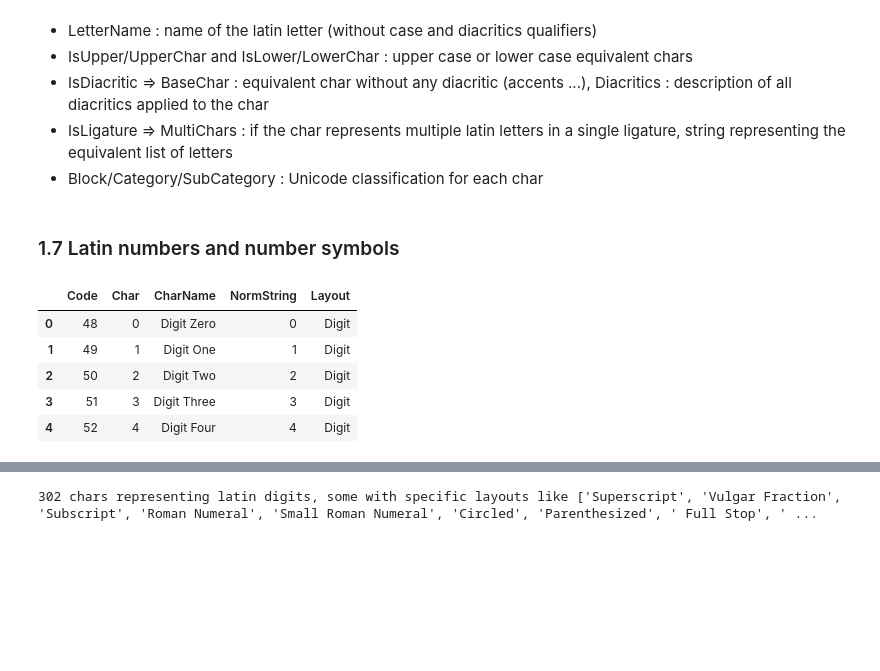
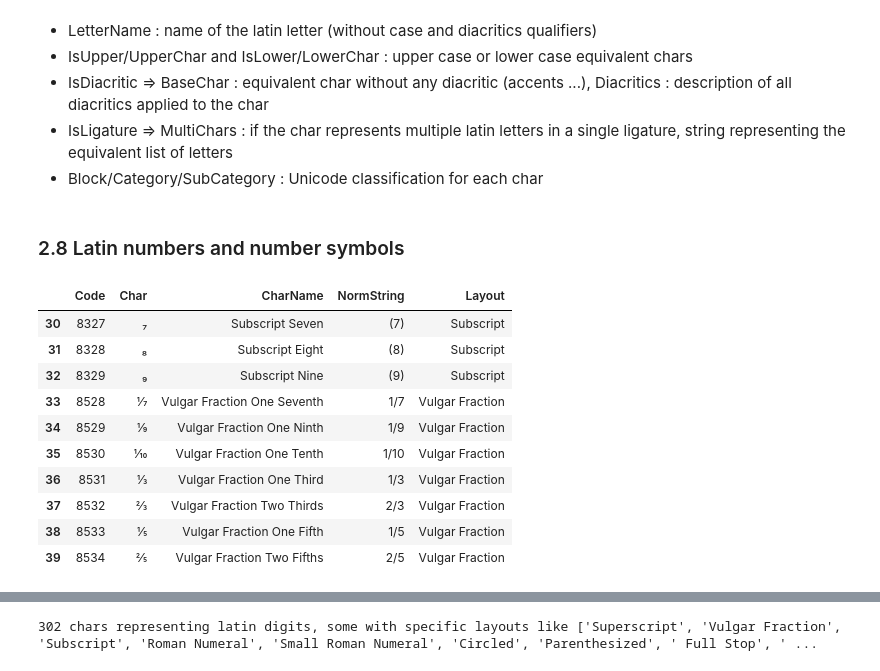
Before and after one commit to laurentprudhon/frenchtext, a Jupyter notebook: 02_chars.ipynb, the cells around one changed output, grey strips where cells are left out. Cells and saved outputs as stored; diff of their text form; code cells hidden in the pictures; blank space fills up the shorter version.

```diff
--- a/02_chars.ipynb
+++ b/02_chars.ipynb
@@ -22,5 +23,6 @@ from frenchtext.core import *
 # %% [markdown]
 The config object from frenchtext.core defines the directory where the character normalization tables are located :
 # %%
-charspath = config.libdata / "chars"
+# export
+chardatadir = config.libdata / "chars"
 # %%
@@ -37,2 +36,0 @@ cyrillic-greek-chars.csv  unicode_blocks.csv   windows1252-utf8-errors.csv
-# %%
-chardatadir = rootdir / "libdata" / "chars"
@@ -212,12 +413,17 @@ for rowidx,row in dflatinletters.iterrows():
 # %% [markdown]
-### 1.7 Latin numbers and number symbols
+### 2.8 Latin numbers and number symbols
 # %%
 dflatinnumbers = pd.read_csv(chardatadir / "latinnumbers.csv", sep=";")
-dflatinnumbers.head()
+dflatinnumbers[30:40]
 # %% [output]
 |  | Code | Char | CharName | NormString | Layout |
-| 0 | 48 | 0 | Digit Zero | 0 | Digit |
-| 1 | 49 | 1 | Digit One | 1 | Digit |
-| 2 | 50 | 2 | Digit Two | 2 | Digit |
-| 3 | 51 | 3 | Digit Three | 3 | Digit |
-| 4 | 52 | 4 | Digit Four | 4 | Digit |
+| 30 | 8327 | ₇ | Subscript Seven | (7) | Subscript |
+| 31 | 8328 | ₈ | Subscript Eight | (8) | Subscript |
+| 32 | 8329 | ₉ | Subscript Nine | (9) | Subscript |
+| 33 | 8528 | ⅐ | Vulgar Fraction One Seventh | 1/7 | Vulgar Fraction |
+| 34 | 8529 | ⅑ | Vulgar Fraction One Ninth | 1/9 | Vulgar Fraction |
+| 35 | 8530 | ⅒ | Vulgar Fraction One Tenth | 1/10 | Vulgar Fraction |
+| 36 | 8531 | ⅓ | Vulgar Fraction One Third | 1/3 | Vulgar Fraction |
+| 37 | 8532 | ⅔ | Vulgar Fraction Two Thirds | 2/3 | Vulgar Fraction |
+| 38 | 8533 | ⅕ | Vulgar Fraction One Fifth | 1/5 | Vulgar Fraction |
+| 39 | 8534 | ⅖ | Vulgar Fraction Two Fifths | 2/5 | Vulgar Fraction |
```
Also changed, not shown: parts of 119 cells of this notebook, 6 other files.
